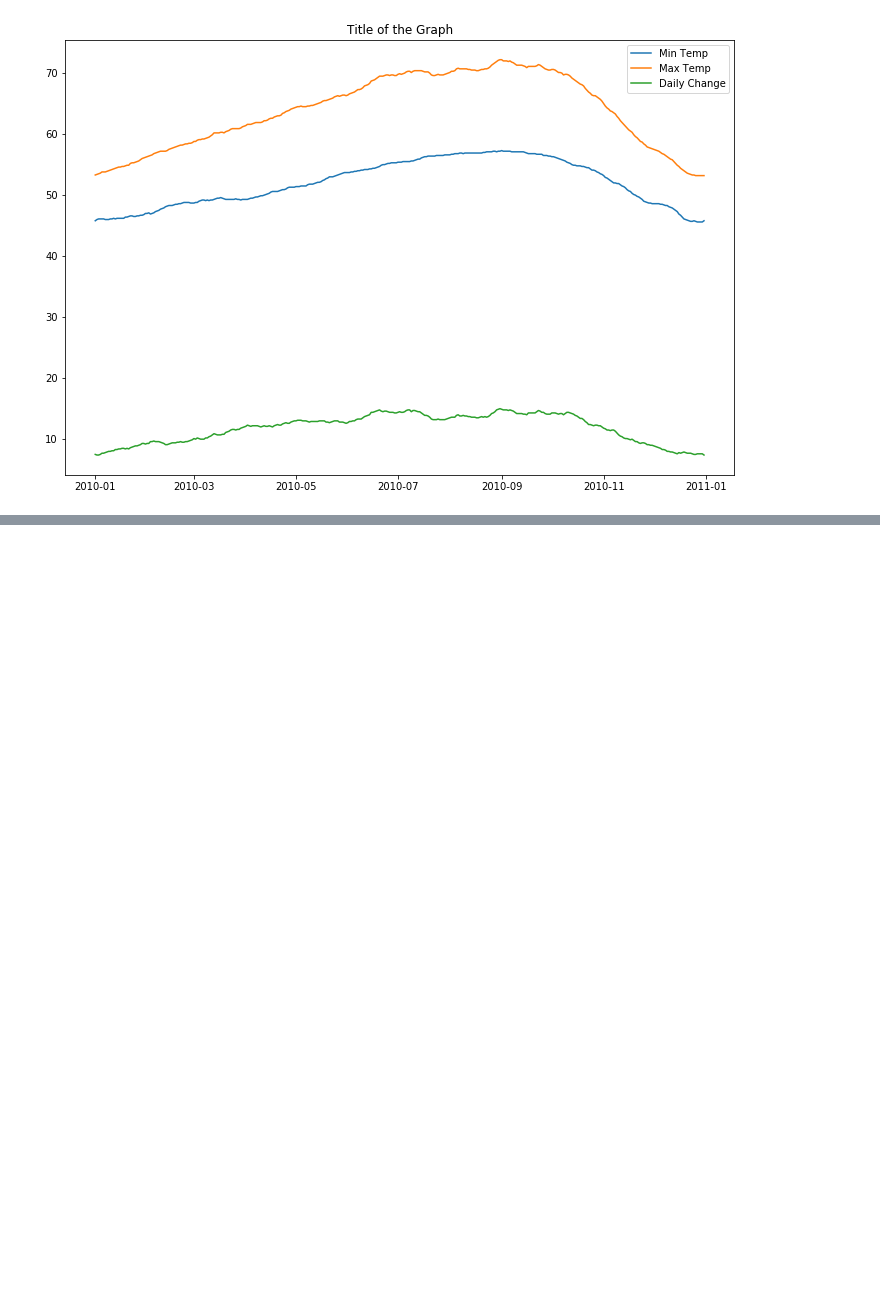
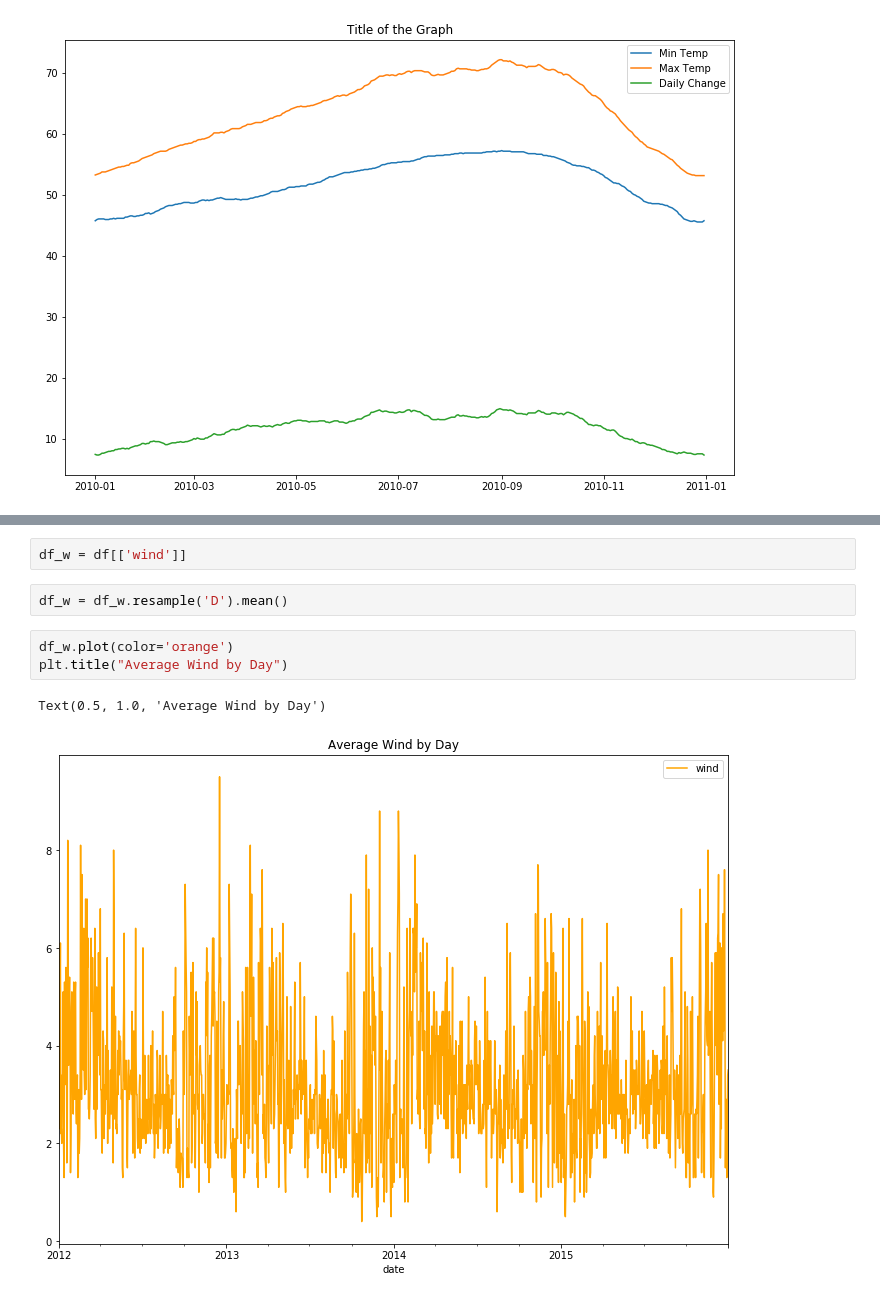
Before and after one commit to Johndsalas/ds-methodologies-exercises, a Jupyter notebook: time_series/time-series-pandas.ipynb, the cells around one changed output, grey strips where cells are left out. Saved outputs shown, nothing was run; the diff lists cells and outputs as text; blank space fills up the shorter version.

```diff
--- a/time_series/time-series-pandas.ipynb
+++ b/time_series/time-series-pandas.ipynb
@@ -235,0 +309,10 @@ Text(0.5, 1.0, 'Title of the Graph')
+# %%
+df_w = df[['wind']]
+# %%
+df_w = df_w.resample('D').mean()
+# %%
+df_w.plot(color='orange')
+plt.title("Average Wind by Day")
+# %% [output]
+Text(0.5, 1.0, 'Average Wind by Day')
+[figure, added]
```
Also changed, not shown: parts of 26 cells of this notebook, 10 other files.
